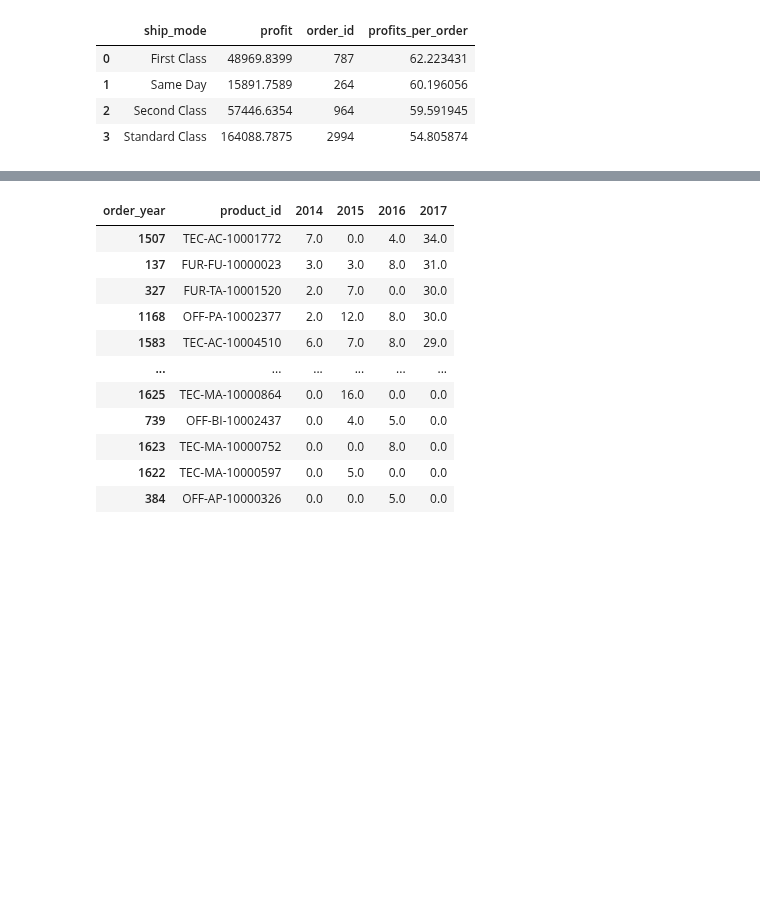
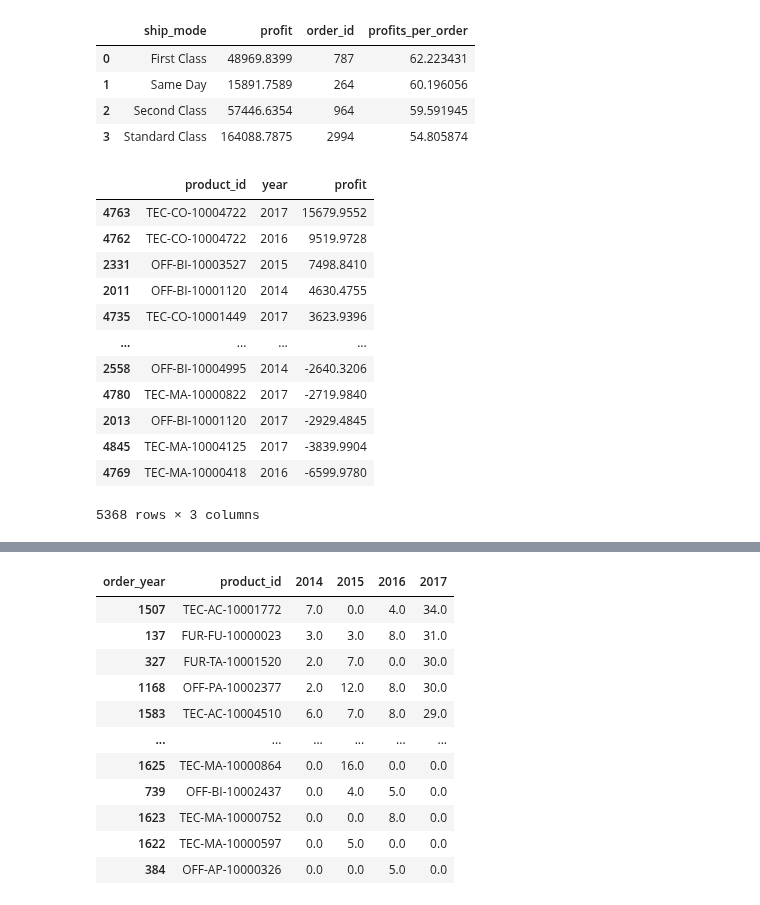
Before and after one commit to Dilcia19/superstore, a Jupyter notebook: notebooks/analysis_in_py.ipynb, the cells around one changed output, grey strips where cells are left out. Drawn from its saved outputs; the diff is of its cells as text; code cells hidden in the pictures; blank space fills up the shorter version.

```diff
--- a/notebooks/analysis_in_py.ipynb
+++ b/notebooks/analysis_in_py.ipynb
@@ -464,3 +464,23 @@ ship_mode_profits.sort_values(by='profits_per_order', ascending=False)
 | 1 | Same Day | 15891.7589 | 264 | 60.196056 |
 | 2 | Second Class | 57446.6354 | 964 | 59.591945 |
 | 3 | Standard Class | 164088.7875 | 2994 | 54.805874 |
+# %%
+# create a year/year table of profitable product, to be fed into chart
+
+profit_over_years = store_records[['product_id','year','profit']].groupby(['product_id','year']).agg({'profit':'sum'}).reset_index()
+profit_over_years = profit_over_years.fillna(0)
+profit_over_years.sort_values(by='profit', ascending=False)
+# %% [output]
+|  | product_id | year | profit |
+| 4763 | TEC-CO-10004722 | 2017 | 15679.9552 |
+| 4762 | TEC-CO-10004722 | 2016 | 9519.9728 |
+| 2331 | OFF-BI-10003527 | 2015 | 7498.8410 |
+| 2011 | OFF-BI-10001120 | 2014 | 4630.4755 |
+| 4735 | TEC-CO-10001449 | 2017 | 3623.9396 |
+| ... | ... | ... | ... |
+| 2558 | OFF-BI-10004995 | 2014 | -2640.3206 |
+| 4780 | TEC-MA-10000822 | 2017 | -2719.9840 |
+| 2013 | OFF-BI-10001120 | 2017 | -2929.4845 |
+| 4845 | TEC-MA-10004125 | 2017 | -3839.9904 |
+| 4769 | TEC-MA-10000418 | 2016 | -6599.9780 |
+5368 rows × 3 columns
```
Also changed, not shown: parts of 3 cells of this notebook.
